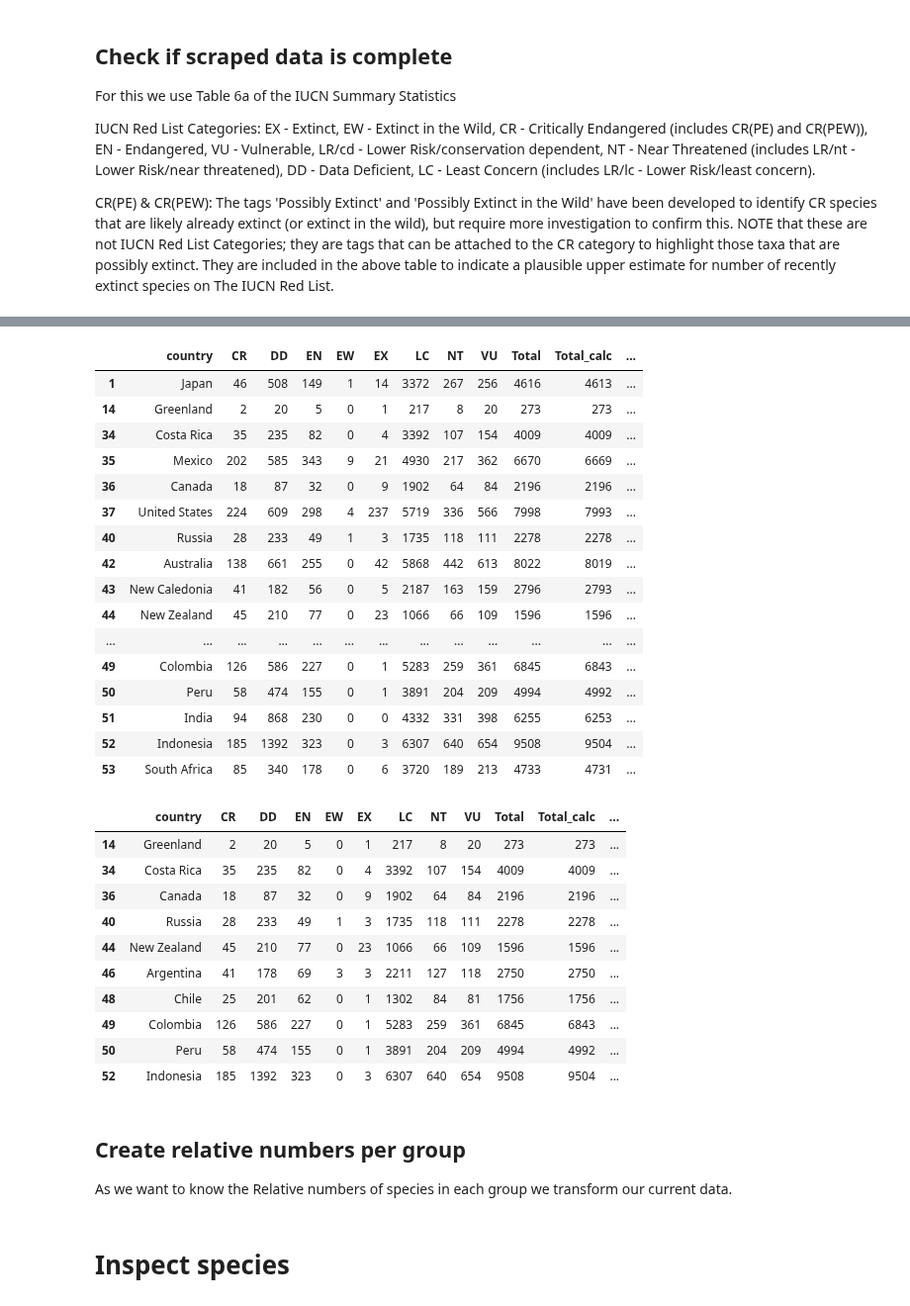
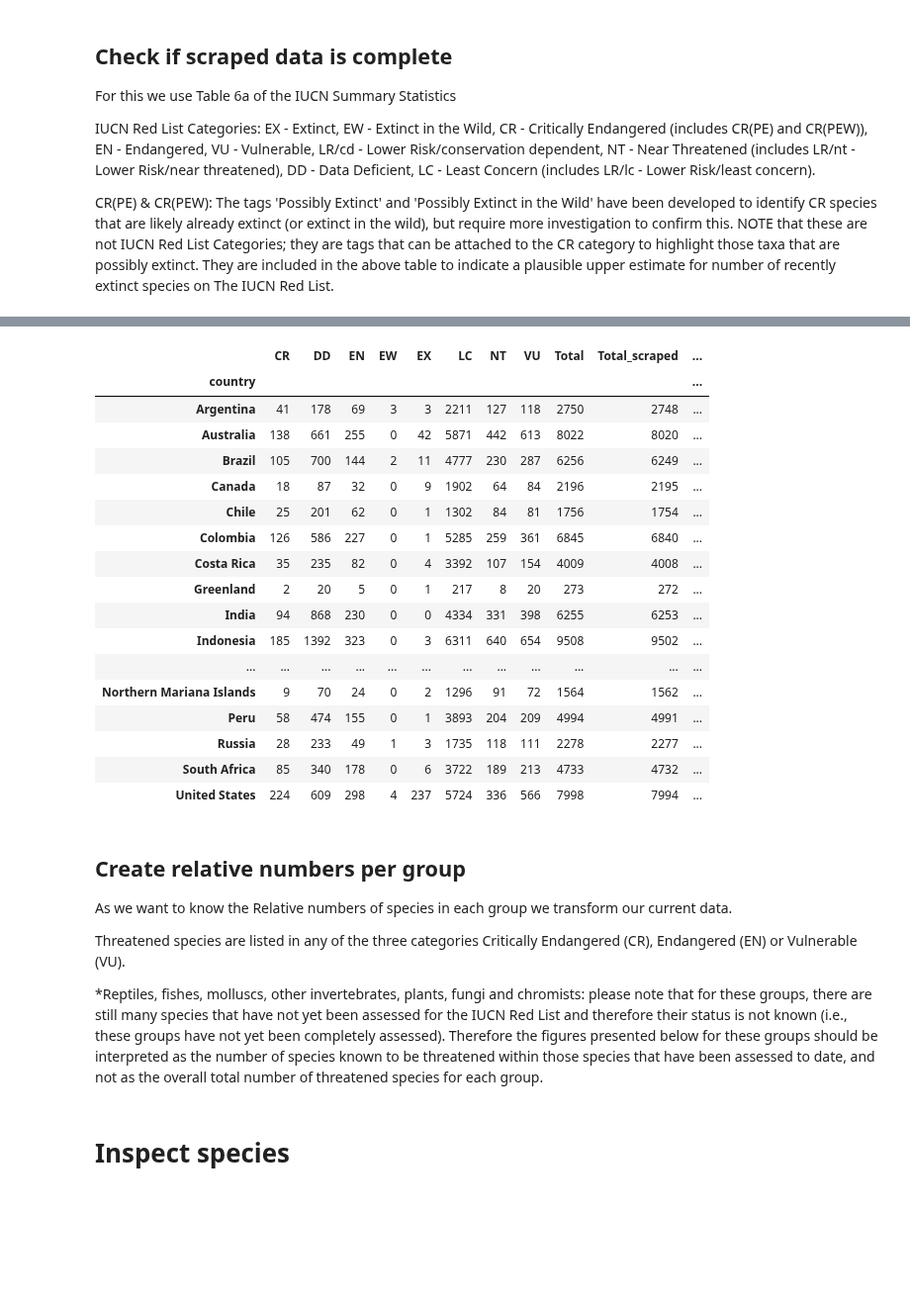
Before and after one commit to MarkusKiesel93/DOPPThreatenedSpecies, a Jupyter notebook: IUCN_explore.ipynb, the cells around one changed output, grey strips where cells are left out. Shown at 99% size. Drawn from its saved outputs; the diff is of its cells as text; code cells hidden in the pictures; blank space fills up the shorter version.

Commit message:
finish testing differences to table 6a

```diff
--- a/IUCN_explore.ipynb
+++ b/IUCN_explore.ipynb
@@ -212,10 +212,12 @@ IUCN Red List Categories: EX - Extinct, EW - Extinct in the Wild, CR - Criticall
 
 CR(PE) & CR(PEW): The tags 'Possibly Extinct' and 'Possibly Extinct in the Wild' have been developed to identify CR species that are likely already extinct (or extinct in the wild), but require more investigation to confirm this. NOTE that these are not IUCN Red List Categories; they are tags that can be attached to the CR category to highlight those taxa that are possibly extinct. They are included in the above table to indicate a plausible upper estimate for number of recently extinct species on The IUCN Red List.
 # %%
+# Bring Data In same format as Table 6a
 IUCN_cleaned_all = clean_data(IUCN_raw_data, filter_terrestrial=False)
 grouped = IUCN_cleaned_all.groupby(['country', 'threat_level'])['scientific_name'].count().reset_index(name='count')
-species_tl = grouped.pivot(index='country', columns='threat_level', values='count')
+species_tl = grouped.pivot_table(index='country', columns='threat_level', values='count')
 species_tl = species_tl.fillna(0.0)
 species_tl['Total'] = species_tl.sum(axis=1)
-species_tl.shape
+species_tl = species_tl.convert_dtypes(convert_integer=True)
+species_tl.head()
 # %% [output]
@@ -231,12 +239,15 @@ def load_table6a(threat_levels, country_rename_mapper, country_list):
         'NT or LR/nt': 'NT',
         'LC or LR/lc': 'LC',
     })
+    # todo: add LR/cd (Lower Risk/conservation dependent) to NT or LC
+    data['LC'] = data['LC'] + data['LR/cd']
     # only select needed threat_levels
     data = data[['country'] + threat_levels]
     # rename countrys
     data.country.replace(country_rename_mapper, inplace=True)
     # only select needed countrys
     data = data[data.country.isin(country_list)]
+    data = data.sort_values('country')
     data = data.set_index('country')
 
     return data
@@ -278,44 +261,39 @@ test[test['diff_to_calc'] > 0]
-# %%
-test[test['diff_to_scraped'] > 0]
-# %% [output]
-|  | country | CR | DD | EN | EW | EX | LC | NT | VU | Total | Total_calc | ... |
-| 1 | Japan | 46 | 508 | 149 | 1 | 14 | 3372 | 267 | 256 | 4616 | 4613 | ... |
-| 14 | Greenland | 2 | 20 | 5 | 0 | 1 | 217 | 8 | 20 | 273 | 273 | ... |
-| 34 | Costa Rica | 35 | 235 | 82 | 0 | 4 | 3392 | 107 | 154 | 4009 | 4009 | ... |
-| 35 | Mexico | 202 | 585 | 343 | 9 | 21 | 4930 | 217 | 362 | 6670 | 6669 | ... |
-| 36 | Canada | 18 | 87 | 32 | 0 | 9 | 1902 | 64 | 84 | 2196 | 2196 | ... |
-| 37 | United States | 224 | 609 | 298 | 4 | 237 | 5719 | 336 | 566 | 7998 | 7993 | ... |
-| 40 | Russia | 28 | 233 | 49 | 1 | 3 | 1735 | 118 | 111 | 2278 | 2278 | ... |
-| 42 | Australia | 138 | 661 | 255 | 0 | 42 | 5868 | 442 | 613 | 8022 | 8019 | ... |
-| 43 | New Caledonia | 41 | 182 | 56 | 0 | 5 | 2187 | 163 | 159 | 2796 | 2793 | ... |
-| 44 | New Zealand | 45 | 210 | 77 | 0 | 23 | 1066 | 66 | 109 | 1596 | 1596 | ... |
-| ... | ... | ... | ... | ... | ... | ... | ... | ... | ... | ... | ... | ... |
-| 49 | Colombia | 126 | 586 | 227 | 0 | 1 | 5283 | 259 | 361 | 6845 | 6843 | ... |
-| 50 | Peru | 58 | 474 | 155 | 0 | 1 | 3891 | 204 | 209 | 4994 | 4992 | ... |
-| 51 | India | 94 | 868 | 230 | 0 | 0 | 4332 | 331 | 398 | 6255 | 6253 | ... |
-| 52 | Indonesia | 185 | 1392 | 323 | 0 | 3 | 6307 | 640 | 654 | 9508 | 9504 | ... |
-| 53 | South Africa | 85 | 340 | 178 | 0 | 6 | 3720 | 189 | 213 | 4733 | 4731 | ... |
-# %%
-test[test['diff_calc_scraped'] > 0]
-# %% [output]
-|  | country | CR | DD | EN | EW | EX | LC | NT | VU | Total | Total_calc | ... |
-| 14 | Greenland | 2 | 20 | 5 | 0 | 1 | 217 | 8 | 20 | 273 | 273 | ... |
-| 34 | Costa Rica | 35 | 235 | 82 | 0 | 4 | 3392 | 107 | 154 | 4009 | 4009 | ... |
-| 36 | Canada | 18 | 87 | 32 | 0 | 9 | 1902 | 64 | 84 | 2196 | 2196 | ... |
-| 40 | Russia | 28 | 233 | 49 | 1 | 3 | 1735 | 118 | 111 | 2278 | 2278 | ... |
-| 44 | New Zealand | 45 | 210 | 77 | 0 | 23 | 1066 | 66 | 109 | 1596 | 1596 | ... |
-| 46 | Argentina | 41 | 178 | 69 | 3 | 3 | 2211 | 127 | 118 | 2750 | 2750 | ... |
-| 48 | Chile | 25 | 201 | 62 | 0 | 1 | 1302 | 84 | 81 | 1756 | 1756 | ... |
-| 49 | Colombia | 126 | 586 | 227 | 0 | 1 | 5283 | 259 | 361 | 6845 | 6843 | ... |
-| 50 | Peru | 58 | 474 | 155 | 0 | 1 | 3891 | 204 | 209 | 4994 | 4992 | ... |
-| 52 | Indonesia | 185 | 1392 | 323 | 0 | 3 | 6307 | 640 | 654 | 9508 | 9504 | ... |
+# %%
+species_tl_total = species_tl[['Total']].rename(columns={'Total': 'Total_scraped'})
+species_tl_total = species_tl_total.reset_index()
+evaluate_difference = table6a.merge(species_tl_total, how='left', on='country').set_index('country')
+evaluate_difference['diff'] = evaluate_difference['Total'] - evaluate_difference['Total_scraped']
+evaluate_difference[evaluate_difference['diff'] != 0]
+# %% [output]
+|  | CR | DD | EN | EW | EX | LC | NT | VU | Total | Total_scraped | ... |
+| country |  |  |  |  |  |  |  |  |  |  | ... |
+| Argentina | 41 | 178 | 69 | 3 | 3 | 2211 | 127 | 118 | 2750 | 2748 | ... |
+| Australia | 138 | 661 | 255 | 0 | 42 | 5871 | 442 | 613 | 8022 | 8020 | ... |
+| Brazil | 105 | 700 | 144 | 2 | 11 | 4777 | 230 | 287 | 6256 | 6249 | ... |
+| Canada | 18 | 87 | 32 | 0 | 9 | 1902 | 64 | 84 | 2196 | 2195 | ... |
+| Chile | 25 | 201 | 62 | 0 | 1 | 1302 | 84 | 81 | 1756 | 1754 | ... |
+| Colombia | 126 | 586 | 227 | 0 | 1 | 5285 | 259 | 361 | 6845 | 6840 | ... |
+| Costa Rica | 35 | 235 | 82 | 0 | 4 | 3392 | 107 | 154 | 4009 | 4008 | ... |
+| Greenland | 2 | 20 | 5 | 0 | 1 | 217 | 8 | 20 | 273 | 272 | ... |
+| India | 94 | 868 | 230 | 0 | 0 | 4334 | 331 | 398 | 6255 | 6253 | ... |
+| Indonesia | 185 | 1392 | 323 | 0 | 3 | 6311 | 640 | 654 | 9508 | 9502 | ... |
+| ... | ... | ... | ... | ... | ... | ... | ... | ... | ... | ... | ... |
+| Northern Mariana Islands | 9 | 70 | 24 | 0 | 2 | 1296 | 91 | 72 | 1564 | 1562 | ... |
+| Peru | 58 | 474 | 155 | 0 | 1 | 3893 | 204 | 209 | 4994 | 4991 | ... |
+| Russia | 28 | 233 | 49 | 1 | 3 | 1735 | 118 | 111 | 2278 | 2277 | ... |
+| South Africa | 85 | 340 | 178 | 0 | 6 | 3722 | 189 | 213 | 4733 | 4732 | ... |
+| United States | 224 | 609 | 298 | 4 | 237 | 5724 | 336 | 566 | 7998 | 7994 | ... |
 # %%
 # how can this be explaned ? do I need to calculate something differen for some categorys?
 # how to explain this difference in scraped data and data in the table ? data on probaply newer than summary statistics
-# %% [markdown]
-## Create relative numbers per group
-
-As we want to know the Relative numbers of species in each group we transform our current data.
+# %% [markdown]
+## Create relative numbers per group
+
+As we want to know the Relative numbers of species in each group we transform our current data.
+
+Threatened species are listed in any of the three categories Critically Endangered (CR), Endangered (EN) or Vulnerable (VU).
+
+*Reptiles, fishes, molluscs, other invertebrates, plants, fungi and chromists: please note that for these groups, there are still many species that have not yet been assessed for the IUCN Red List and therefore their status is not known (i.e., these groups have not yet been completely assessed). Therefore the figures presented below for these groups should be interpreted as the number of species known to be threatened within those species that have been assessed to date, and not as the overall total number of threatened species for each group.
 # %%
 def threatened_by_group(species_by_country):
     relative_threatened = []
```
Also changed, not shown: parts of 9 cells of this notebook.
